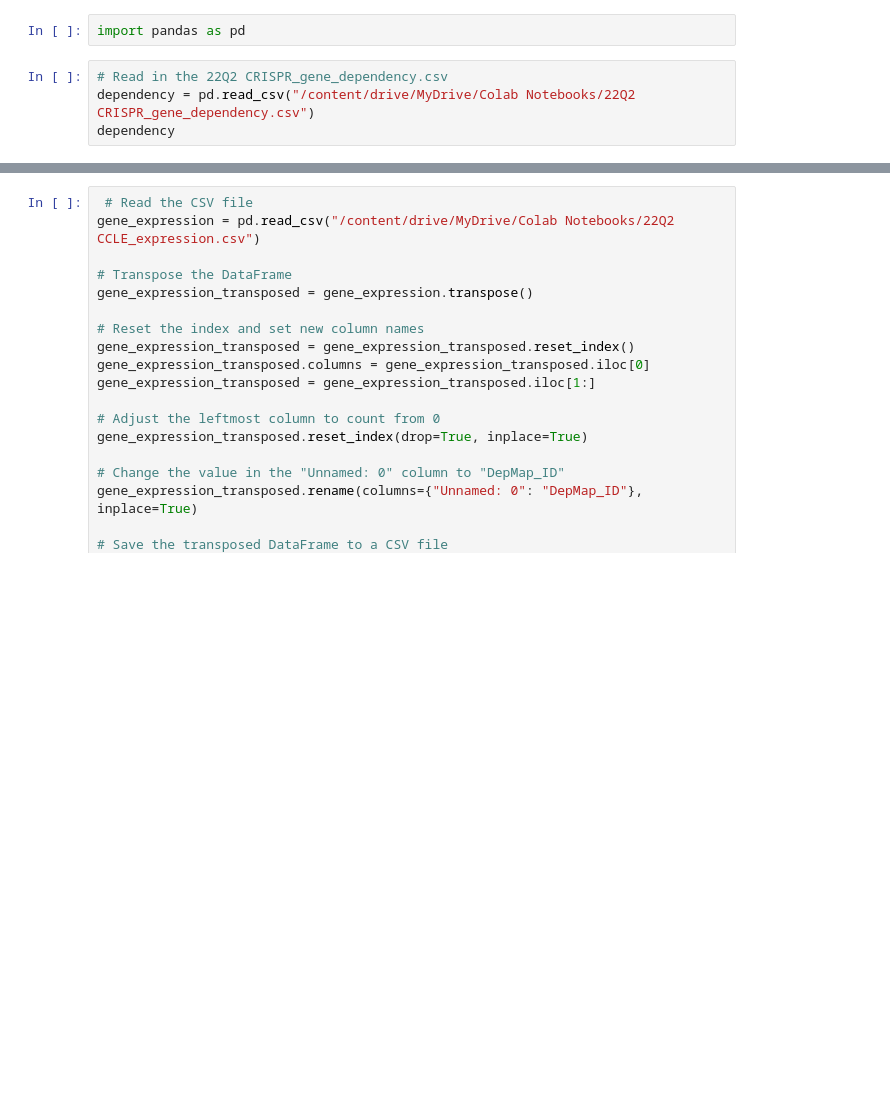
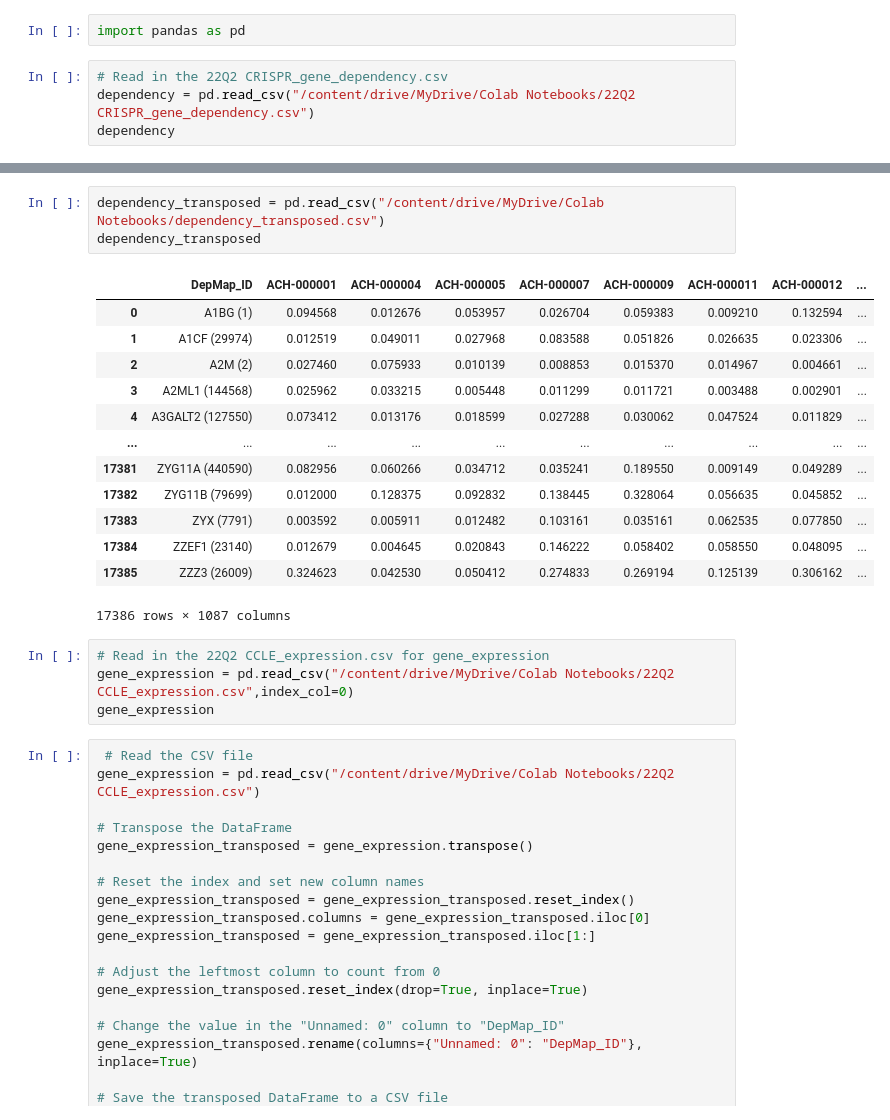
Before and after one commit to chingyaousf/Intern-project-2023, a Jupyter notebook: intern_03.ipynb, the cells around one changed output, grey strips where cells are left out. Cells and saved outputs as stored; diff of their text form; blank space fills up the shorter version.

```diff
--- a/intern_03.ipynb
+++ b/intern_03.ipynb
@@ -28,3 +42,24 @@ dependency_transposed
+# %%
+dependency_transposed = pd.read_csv("/content/drive/MyDrive/Colab Notebooks/dependency_transposed.csv")
+dependency_transposed
+# %% [output]
+|  | DepMap_ID | ACH-000001 | ACH-000004 | ACH-000005 | ACH-000007 | ACH-000009 | ACH-000011 | ACH-000012 | ... |
+| 0 | A1BG (1) | 0.094568 | 0.012676 | 0.053957 | 0.026704 | 0.059383 | 0.009210 | 0.132594 | ... |
+| 1 | A1CF (29974) | 0.012519 | 0.049011 | 0.027968 | 0.083588 | 0.051826 | 0.026635 | 0.023306 | ... |
+| 2 | A2M (2) | 0.027460 | 0.075933 | 0.010139 | 0.008853 | 0.015370 | 0.014967 | 0.004661 | ... |
+| 3 | A2ML1 (144568) | 0.025962 | 0.033215 | 0.005448 | 0.011299 | 0.011721 | 0.003488 | 0.002901 | ... |
+| 4 | A3GALT2 (127550) | 0.073412 | 0.013176 | 0.018599 | 0.027288 | 0.030062 | 0.047524 | 0.011829 | ... |
+| ... | ... | ... | ... | ... | ... | ... | ... | ... | ... |
+| 17381 | ZYG11A (440590) | 0.082956 | 0.060266 | 0.034712 | 0.035241 | 0.189550 | 0.009149 | 0.049289 | ... |
+| 17382 | ZYG11B (79699) | 0.012000 | 0.128375 | 0.092832 | 0.138445 | 0.328064 | 0.056635 | 0.045852 | ... |
+| 17383 | ZYX (7791) | 0.003592 | 0.005911 | 0.012482 | 0.103161 | 0.035161 | 0.062535 | 0.077850 | ... |
+| 17384 | ZZEF1 (23140) | 0.012679 | 0.004645 | 0.020843 | 0.146222 | 0.058402 | 0.058550 | 0.048095 | ... |
+| 17385 | ZZZ3 (26009) | 0.324623 | 0.042530 | 0.050412 | 0.274833 | 0.269194 | 0.125139 | 0.306162 | ... |
+17386 rows × 1087 columns
+# %%
+# Read in the 22Q2 CCLE_expression.csv for gene_expression
+gene_expression = pd.read_csv("/content/drive/MyDrive/Colab Notebooks/22Q2 CCLE_expression.csv",index_col=0)
+gene_expression
 # %%
  # Read the CSV file
 gene_expression = pd.read_csv("/content/drive/MyDrive/Colab Notebooks/22Q2 CCLE_expression.csv")
```
Also changed, not shown: parts of 7 cells of this notebook.
